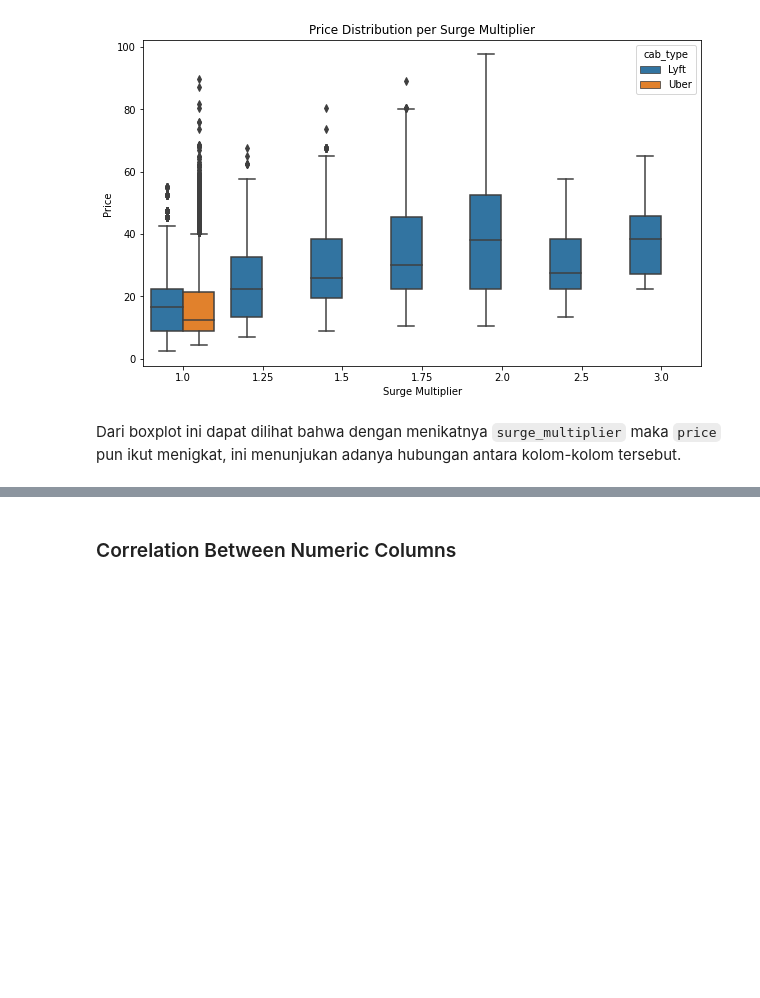
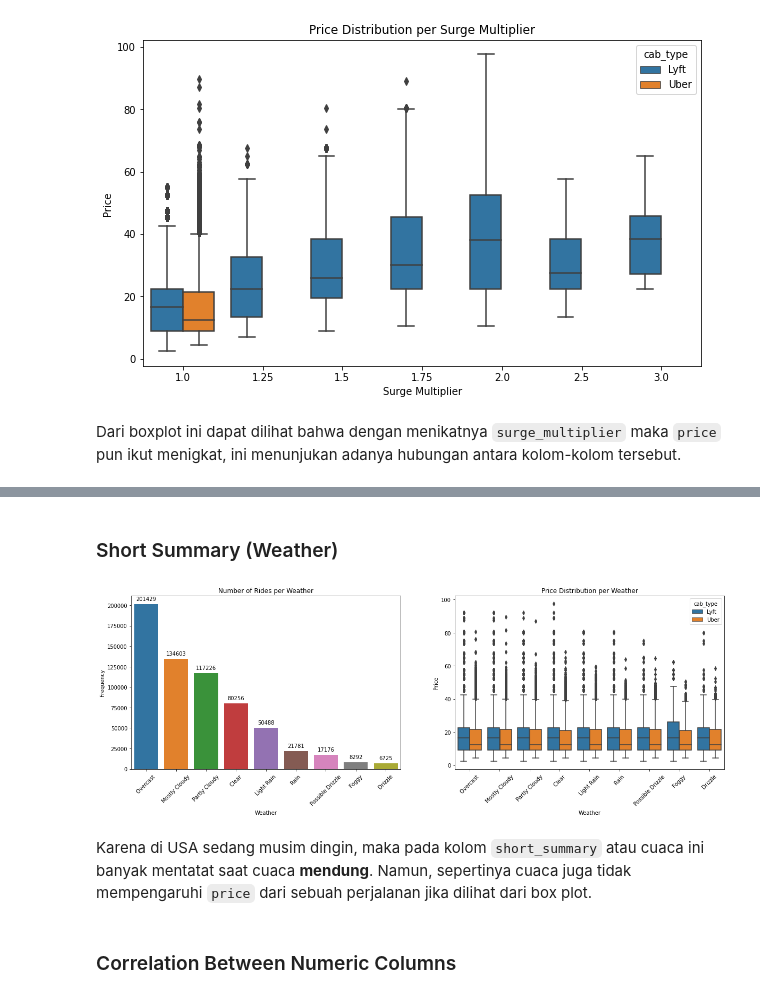
Before and after one commit to Penzragon/h8dsft_P1W1Reg, a Jupyter notebook: script.ipynb, the cells around one changed output, grey strips where cells are left out. Drawn from its saved outputs; the diff is of its cells as text; code cells hidden in the pictures; blank space fills up the shorter version.

Commit message:
Add weather exploration

```diff
--- a/script.ipynb
+++ b/script.ipynb
@@ -402,3 +432,26 @@ Dari boxplot ini dapat dilihat bahwa dengan menikatnya `surge_multiplier` maka `
+# %% [markdown]
+### Short Summary (Weather)
+# %%
+plt.figure(figsize=(20, 6))
+plt.subplot(1, 2, 1)
+weather = sns.countplot(x='short_summary', data=rides, order=rides.short_summary.value_counts().index)
+for p in weather.patches:
+    weather.annotate(f'{p.get_height()}', (p.get_x() + p.get_width() / 2., p.get_height()), ha='center', va='center', xytext=(0, 10), textcoords='offset points')
+plt.title('Number of Rides per Weather')
+plt.xlabel('Weather')
+plt.ylabel('Frequency')
+plt.xticks(rotation=45)
+plt.subplot(1, 2, 2)
+sns.boxplot(x='short_summary', y='price', data=rides, hue='cab_type', order=rides.short_summary.value_counts().index)
+plt.title('Price Distribution per Weather')
+plt.xlabel('Weather')
+plt.ylabel('Price')
+plt.xticks(rotation=45)
+plt.show()
+# %% [output]
+[figure, added]
+# %% [markdown]
+Karena di USA sedang musim dingin, maka pada kolom `short_summary` atau cuaca ini banyak mentatat saat cuaca **mendung**. Namun, sepertinya cuaca juga tidak mempengaruhi `price` dari sebuah perjalanan jika dilihat dari box plot.
 # %% [markdown]
 ### Correlation Between Numeric Columns
 # %%
```
Also changed, not shown: parts of 3 cells of this notebook.
